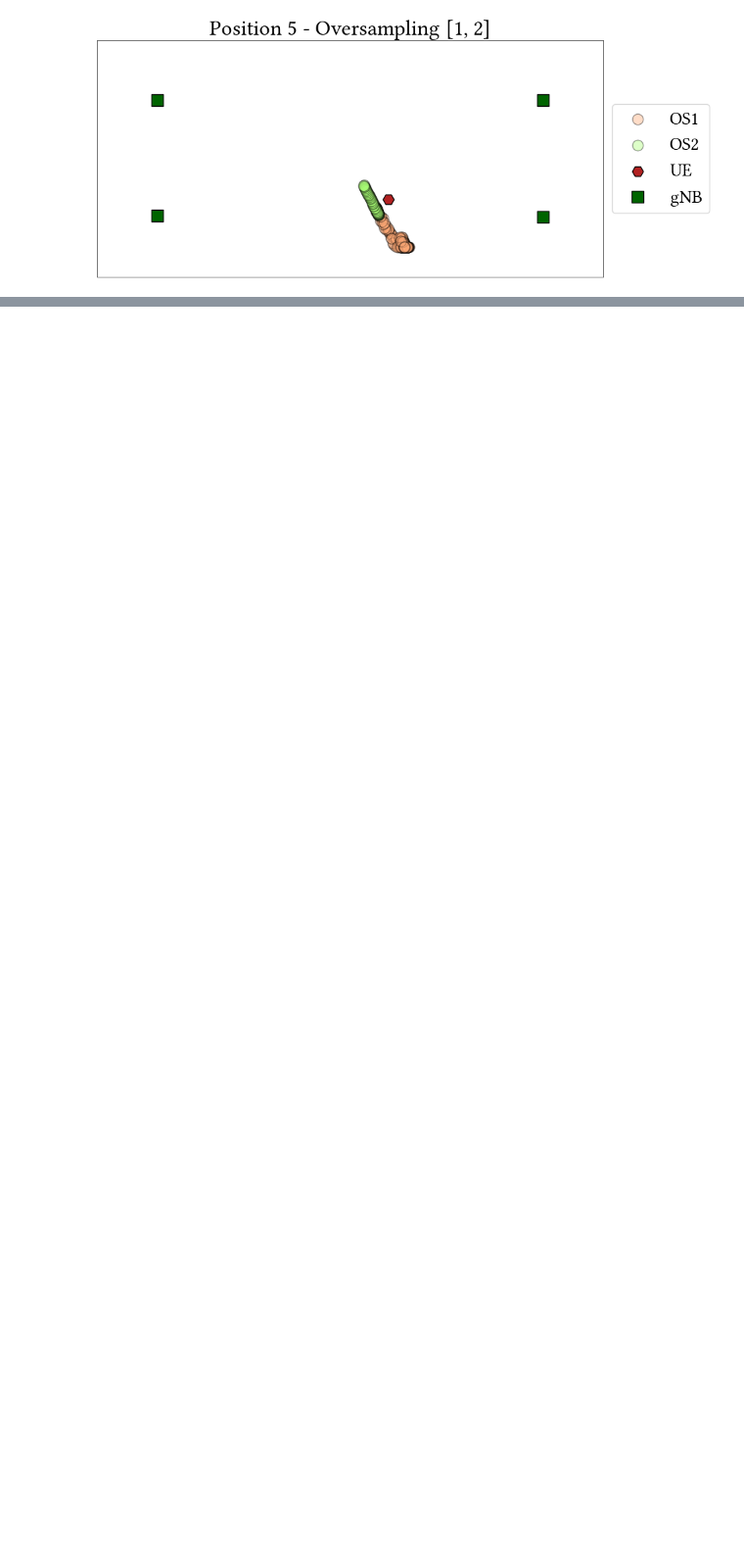
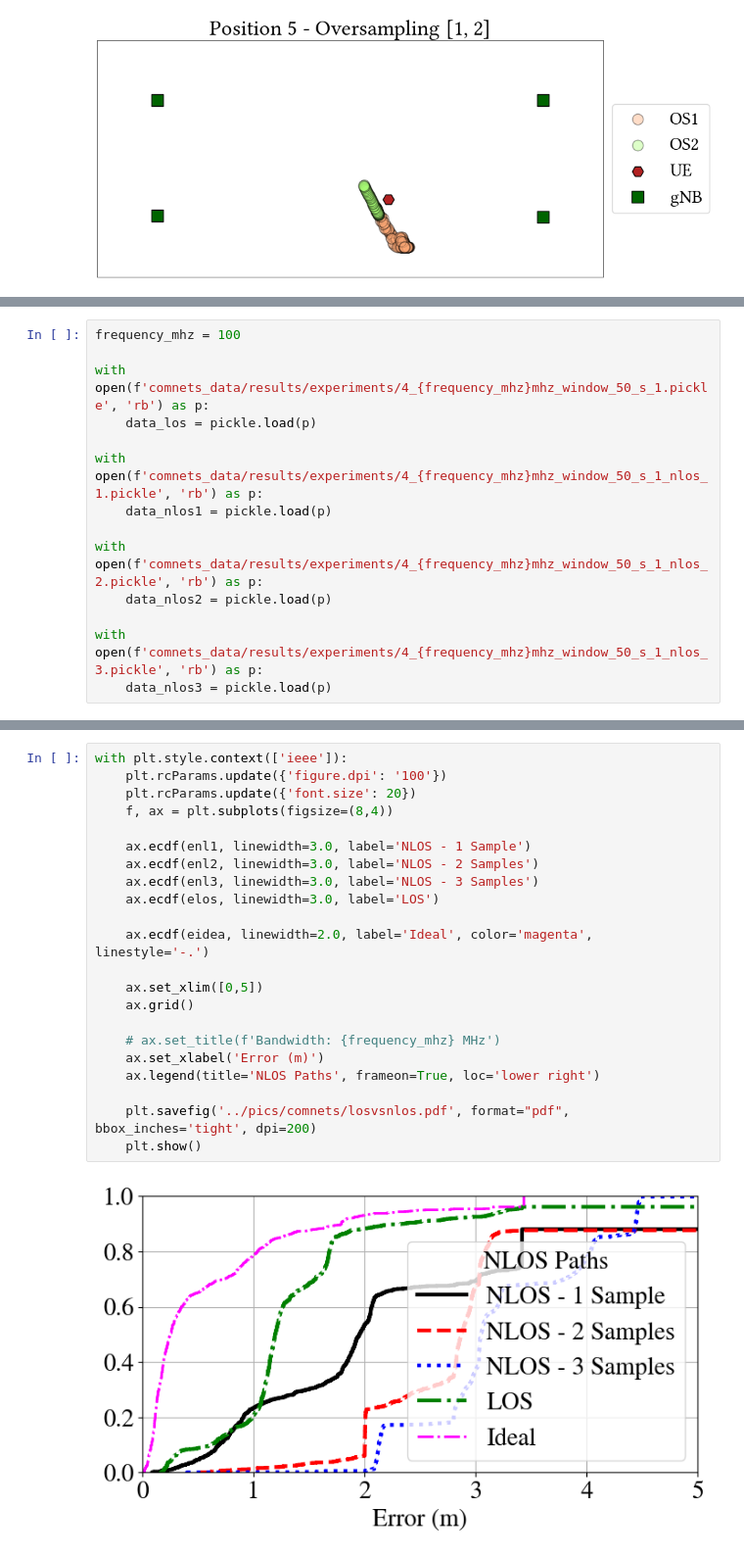
Before and after one commit to yagoliz/5glocalization, a Jupyter notebook: notebooks/ext-05-pictures.ipynb, the cells around one changed output, grey strips where cells are left out. Shown at 98% size. Saved outputs shown, nothing was run; the diff lists cells and outputs as text; blank space fills up the shorter version.

```diff
--- a/notebooks/ext-05-pictures.ipynb
+++ b/notebooks/ext-05-pictures.ipynb
@@ -367,0 +370,14 @@ with plt.style.context(['science','acm']):
+# %%
+frequency_mhz = 100
+
+with open(f'comnets_data/results/experiments/4_{frequency_mhz}mhz_window_50_s_1.pickle', 'rb') as p:
+    data_los = pickle.load(p)
+
+with open(f'comnets_data/results/experiments/4_{frequency_mhz}mhz_window_50_s_1_nlos_1.pickle', 'rb') as p:
+    data_nlos1 = pickle.load(p)
+
+with open(f'comnets_data/results/experiments/4_{frequency_mhz}mhz_window_50_s_1_nlos_2.pickle', 'rb') as p:
+    data_nlos2 = pickle.load(p)
+
+with open(f'comnets_data/results/experiments/4_{frequency_mhz}mhz_window_50_s_1_nlos_3.pickle', 'rb') as p:
+    data_nlos3 = pickle.load(p)
@@ -367,0 +410,24 @@ with plt.style.context(['science','acm']):
+# %%
+with plt.style.context(['ieee']):
+    plt.rcParams.update({'figure.dpi': '100'})
+    plt.rcParams.update({'font.size': 20})
+    f, ax = plt.subplots(figsize=(8,4))
+
+    ax.ecdf(enl1, linewidth=3.0, label='NLOS - 1 Sample')
+    ax.ecdf(enl2, linewidth=3.0, label='NLOS - 2 Samples')
+    ax.ecdf(enl3, linewidth=3.0, label='NLOS - 3 Samples')
+    ax.ecdf(elos, linewidth=3.0, label='LOS')
+
+    ax.ecdf(eidea, linewidth=2.0, label='Ideal', color='magenta', linestyle='-.')
+
+    ax.set_xlim([0,5])
+    ax.grid()
+
+    # ax.set_title(f'Bandwidth: {frequency_mhz} MHz')
+    ax.set_xlabel('Error (m)')
+    ax.legend(title='NLOS Paths', frameon=True, loc='lower right')
+
+    plt.savefig('../pics/comnets/losvsnlos.pdf', format="pdf", bbox_inches='tight', dpi=200)
+    plt.show()
+# %% [output]
+[figure, added]
```
Also changed, not shown: parts of 3 cells of this notebook, 13 other files.
